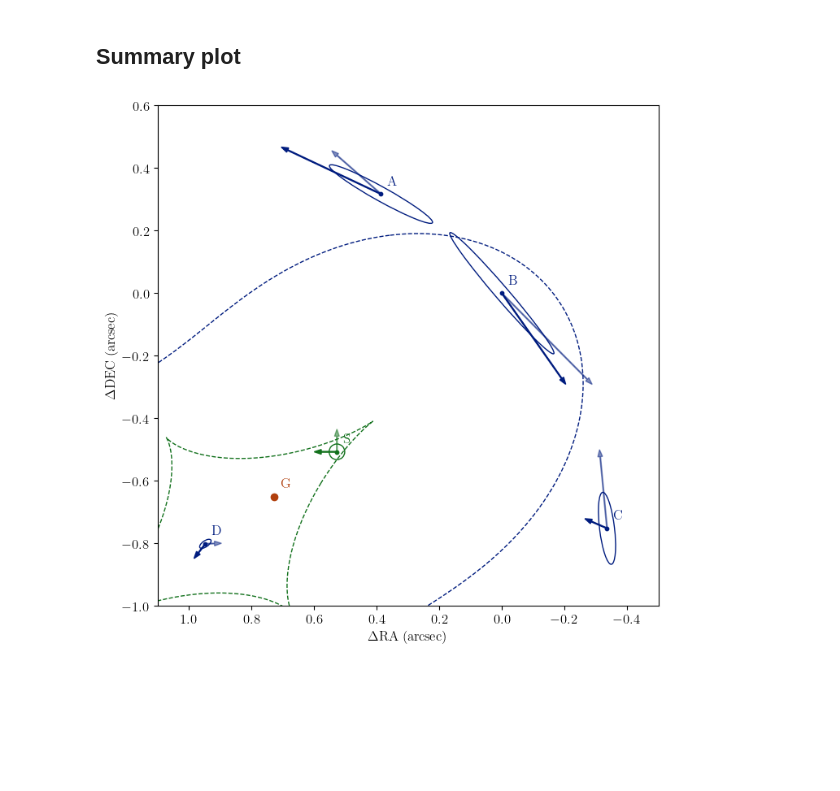
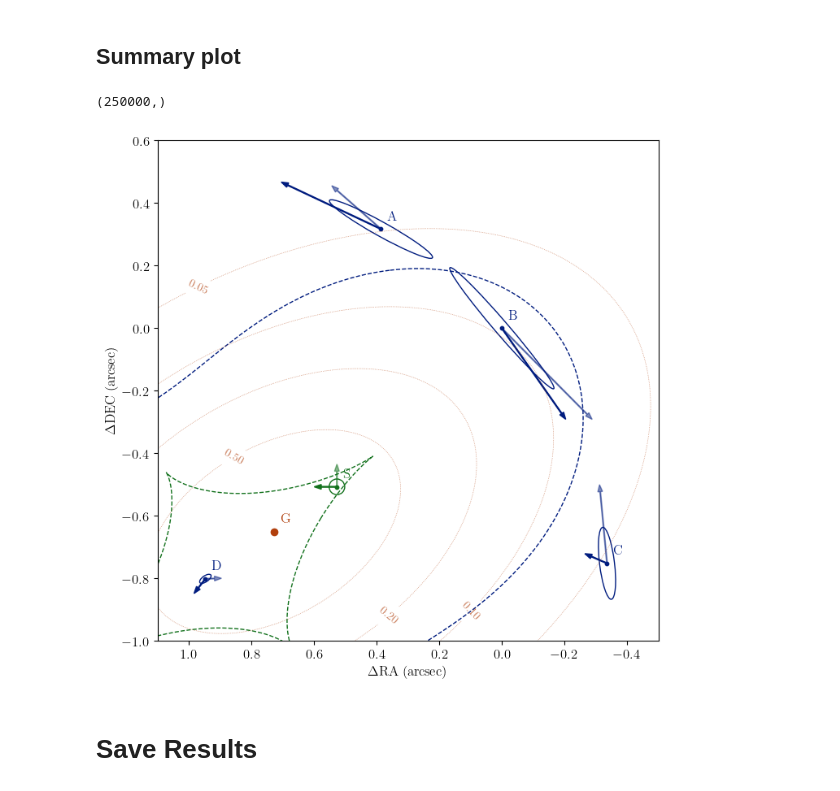
Before and after one commit to kenvantilburg/quaDM_lens, a Jupyter notebook: code/macro_lens.ipynb, the cells around one changed output. Cells and saved outputs as stored; diff of their text form; code cells hidden in the pictures; blank space fills up the shorter version.

Commit message:
First sensitivity plot

```diff
--- a/code/macro_lens.ipynb
+++ b/code/macro_lens.ipynb
@@ -74,7 +36,7 @@ theta_E_star =  1.400 muas
 ## Fiducial
 # %%
 # lens parameters from Cosmograil 2012
-theta_E = 0.771 # Einstein radius in arcsec
+theta_E_lens = 0.771 # Einstein radius in arcsec
 ell = 0.28 # ellipticity
 theta_e = -56.96 * degree # position angle of the ellipticity
 e1 = ell * np.cos(2*theta_e) # ellipticity component 1
@@ -84,9 +46,11 @@ theta_gamma_ext = 52.45 * degree # position angle of the external shear (opposit
 gamma1 = gamma_ext * np.cos(2*theta_gamma_ext) # shear component 1
 gamma2 = gamma_ext * np.sin(2*theta_gamma_ext) # shear component 2
 # %%
+# lens parameters from Cosmograil 2012
 lens_model_list = ['SIE', 'SHEAR'] # lens model includes singular isothermal ellipsoid and external shear
 lens_model = LensModel(lens_model_list=lens_model_list, z_lens=z_lens, z_source=z_source, cosmo=cosmo) # initialize lens model
-kwargs_sie = {'theta_E': theta_E, 'e1': e1, 'e2': e2, 'center_x': theta_lens[0], 'center_y': theta_lens[1]} # SIE parameters
+kwargs_sie = {'theta_E': theta_E_lens,
+              'e1': e1, 'e2': e2, 'center_x': theta_lens[0], 'center_y': theta_lens[1]} # SIE parameters
 kwargs_shear = {'gamma1': gamma1, 'gamma2': gamma2}  # shear parameters
 kwargs_lens = [kwargs_sie, kwargs_shear] # list of lens model kwargs
 # %%
@@ -451,8 +426,14 @@ eigvecs_fit:
 # Plot
 # %% [markdown]
 ## Summary plot
+# %%
+x_grid.shape
+# %% [output]
+(250000,)
 # %%
 scale = 0.05
+xlim = -0.5,1.1
+ylim = -1.0,0.6
 fig,ax = plt.subplots(1,1,figsize=(8,8))
 colors = sns.color_palette("dark")
 
@@ -468,33 +449,44 @@ lens_model_plot(ax, lens_model, kwargs_lens_fit, sourcePos_x=beta_fit[0], source
 ax.scatter(beta_fit[0],beta_fit[1],s=10,color=colors[2])
 ax.arrow(beta_fit[0],beta_fit[1],scale,0,width=0.05*scale,head_width=0.3*scale,color=colors[2],alpha=1)
 ax.arrow(beta_fit[0],beta_fit[1],0,scale,width=0.05*scale,head_width=0.3*scale,color=colors[2],alpha=0.5)
 el_G = Ellipse((beta_fit[0],beta_fit[1]),scale,scale,fill=False,edgecolor=colors[2],lw=1)
 ax.add_patch(el_G)
 ax.text(beta_fit[0]-0.02,beta_fit[1]+0.02,'S',color=colors[2],ha='left',va='bottom')
 
 for i in range(len(theta_fit)):
     ax.scatter(theta_fit[i,0],theta_fit[i,1],s=10,color=colors[0],label=labels[i])
     ax.arrow(theta_fit[i,0],theta_fit[i,1],scale*inv_jacobian_fit[i,0,0],scale*inv_jacobian_fit[i,1,0],width=0.05*scale,head_width=0.3*scale,color=colors[0],alpha=1)
     ax.arrow(theta_fit[i,0],theta_fit[i,1],scale*inv_jacobian_fit[i,0,1],scale*inv_jacobian_fit[i,1,1],width=0.05*scale,head_width=0.3*scale,color=colors[0],alpha=0.5)
     el = Ellipse((theta_fit[i,0],theta_fit[i,1]),scale*eigvals_fit[i,0],scale*eigvals_fit[i,1],
                  angle=np.degrees(np.arctan2(eigvecs_fit[i,1,0],eigvecs_fit[i,0,0])),
                  fill=False,edgecolor=colors[0],lw=1)
     ax.add_patch(el)
     ax.text(theta_fit[i,0]-0.02,theta_fit[i,1]+0.02,labels[i],color=colors[0],ha='left',va='bottom')
 
 ax.scatter(theta_lens_fit[0],theta_lens_fit[1],color=colors[1])
 ax.text(theta_lens_fit[0]-0.02,theta_lens_fit[1]+0.02,'G',color=colors[1],ha='left',va='bottom')
 
+# cs = ax.contour(x_grid,y_grid,arr_kappa_star,levels=[1e-2,2e-2,5e-2,1e-1],colors='k',linestyles='dashed',linewidths=0.5)
+# ax.clabel(cs, cs.levels, inline=True, fontsize=10)
 
 
+ax.set_xlim(xlim)
+ax.set_ylim(ylim)
 
-ax.set_xlim(-0.5,1.1)
-ax.set_ylim(-1.0,0.6)
+xy = np.meshgrid(np.linspace(xlim[0],xlim[1],100),np.linspace(ylim[0],ylim[1],100),indexing='ij')
+arr_kappa_star = kappa_DV(
+    xy[0]-theta_lens_fit[0],
+    xy[1]-theta_lens_fit[1],
+    ell_star,theta_eff_star,theta_e_star,M_Sal,d_lens,d_source,d_lens_source)
+cs = ax.contour(xy[0],xy[1],arr_kappa_star,levels=[5e-2,1e-1,2e-1,5e-1],colors=colors[1],linestyles='dotted',linewidths=0.5)
+ax.clabel(cs, cs.levels, inline=True, fontsize=10)
 
 ax.invert_xaxis()
 ax.set_aspect('equal')
 #ax.grid(ls='dotted')
 ax.set_xlabel(r'$\Delta \mathrm{RA}$ (arcsec)');
 ax.set_ylabel(r'$\Delta \mathrm{DEC}$ (arcsec)');
 # %% [output]
-[figure, old version]
+[figure, new version]
+# %% [markdown]
+# Save Results
```
Also changed, not shown: parts of 7 cells of this notebook, 6 other files.
